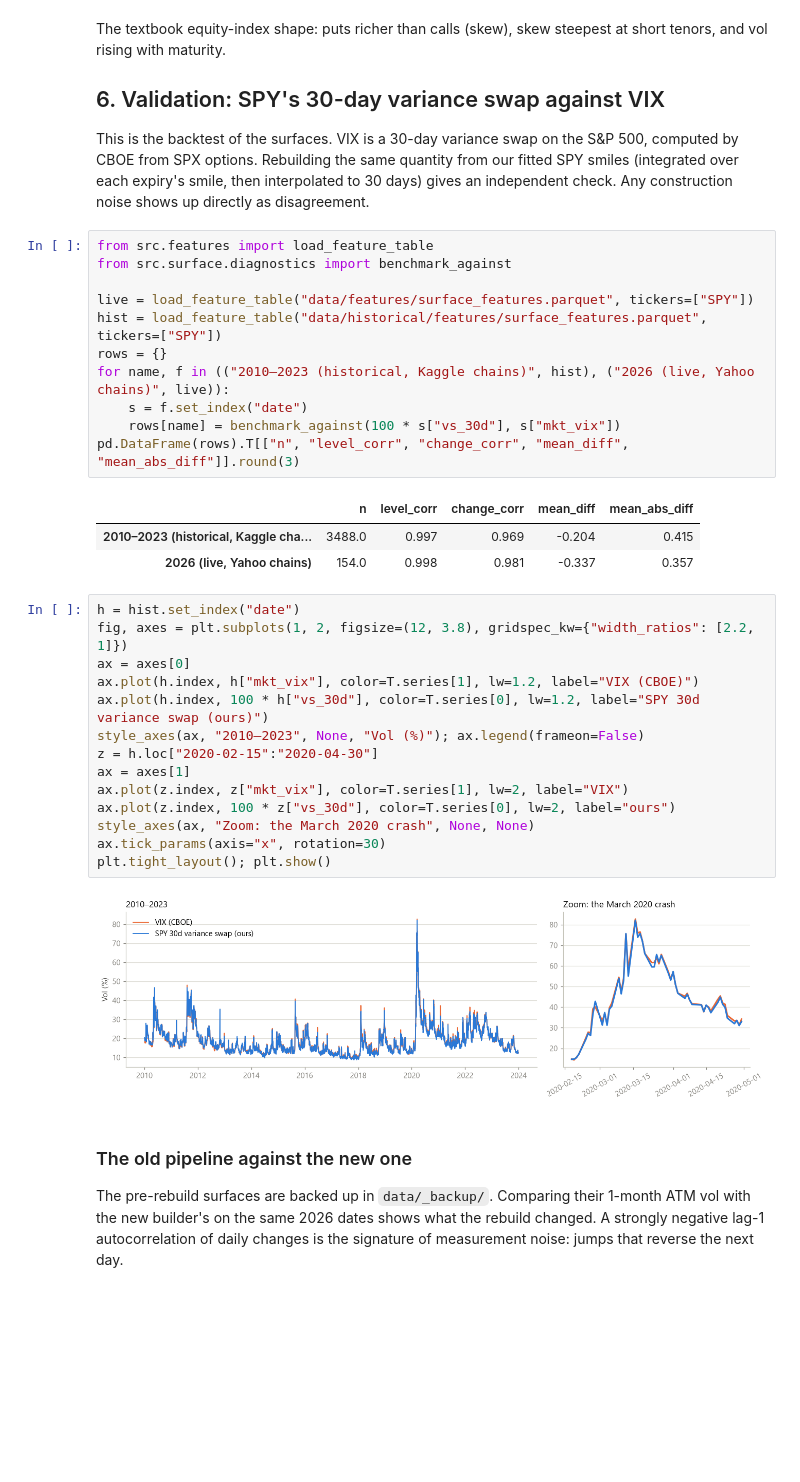
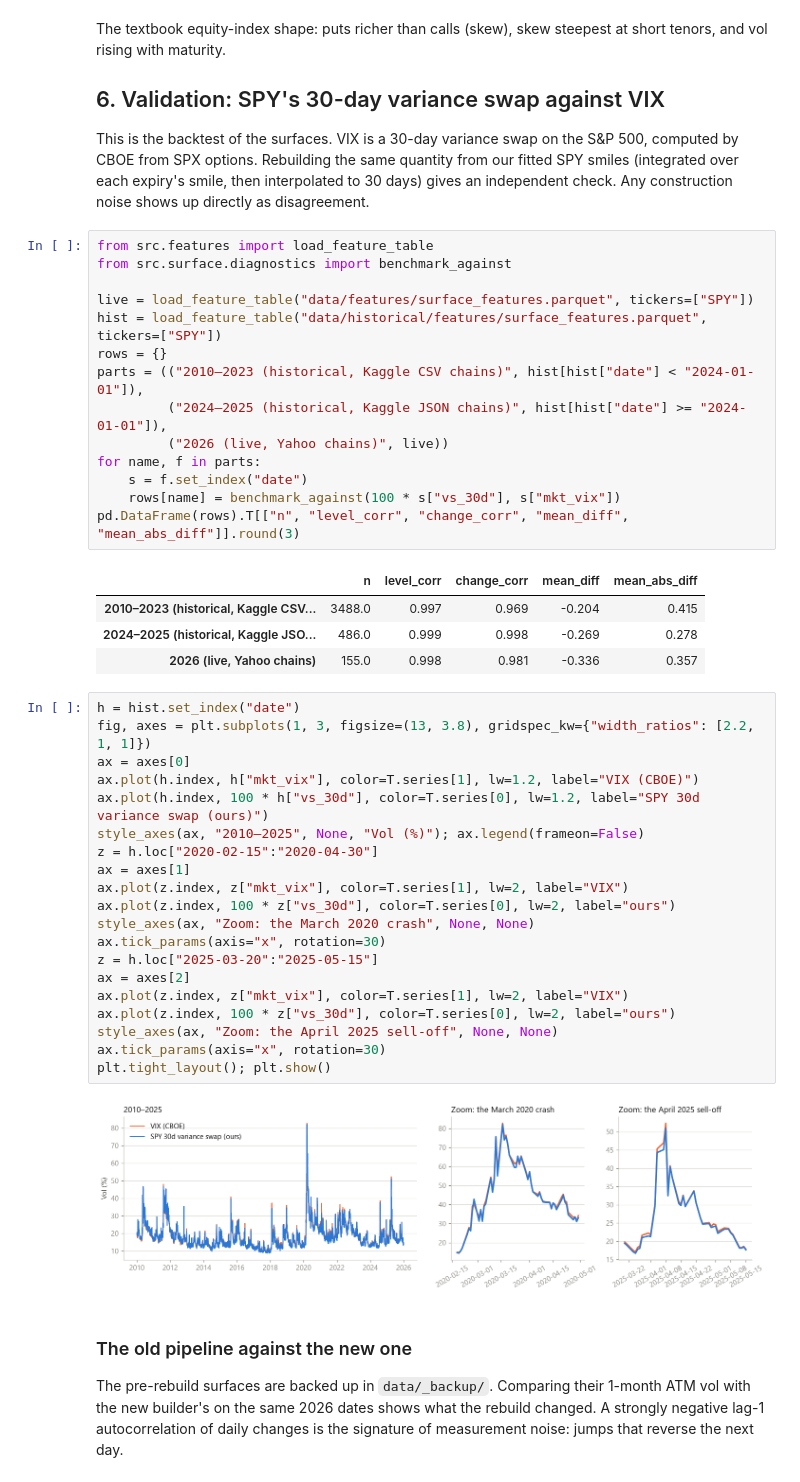
Before and after one commit to AndrewFSee/stochastic-vol-surface, a Jupyter notebook: notebooks/02_surface_construction.ipynb, the cells around one changed output. Saved outputs shown, nothing was run; the diff lists cells and outputs as text; blank space fills up the shorter version.

```diff
--- a/notebooks/02_surface_construction.ipynb
+++ b/notebooks/02_surface_construction.ipynb
@@ -256,30 +256,40 @@ from src.surface.diagnostics import benchmark_against
 live = load_feature_table("data/features/surface_features.parquet", tickers=["SPY"])
 hist = load_feature_table("data/historical/features/surface_features.parquet", tickers=["SPY"])
 rows = {}
-for name, f in (("2010–2023 (historical, Kaggle chains)", hist), ("2026 (live, Yahoo chains)", live)):
+parts = (("2010–2023 (historical, Kaggle CSV chains)", hist[hist["date"] < "2024-01-01"]),
+         ("2024–2025 (historical, Kaggle JSON chains)", hist[hist["date"] >= "2024-01-01"]),
+         ("2026 (live, Yahoo chains)", live))
+for name, f in parts:
     s = f.set_index("date")
     rows[name] = benchmark_against(100 * s["vs_30d"], s["mkt_vix"])
 pd.DataFrame(rows).T[["n", "level_corr", "change_corr", "mean_diff", "mean_abs_diff"]].round(3)
 # %% [output]
 |  | n | level_corr | change_corr | mean_diff | mean_abs_diff |
-| 2010–2023 (historical, Kaggle cha... | 3488.0 | 0.997 | 0.969 | -0.204 | 0.415 |
-| 2026 (live, Yahoo chains) | 154.0 | 0.998 | 0.981 | -0.337 | 0.357 |
+| 2010–2023 (historical, Kaggle CSV... | 3488.0 | 0.997 | 0.969 | -0.204 | 0.415 |
+| 2024–2025 (historical, Kaggle JSO... | 486.0 | 0.999 | 0.998 | -0.269 | 0.278 |
+| 2026 (live, Yahoo chains) | 155.0 | 0.998 | 0.981 | -0.336 | 0.357 |
 # %%
 h = hist.set_index("date")
-fig, axes = plt.subplots(1, 2, figsize=(12, 3.8), gridspec_kw={"width_ratios": [2.2, 1]})
+fig, axes = plt.subplots(1, 3, figsize=(13, 3.8), gridspec_kw={"width_ratios": [2.2, 1, 1]})
 ax = axes[0]
 ax.plot(h.index, h["mkt_vix"], color=T.series[1], lw=1.2, label="VIX (CBOE)")
 ax.plot(h.index, 100 * h["vs_30d"], color=T.series[0], lw=1.2, label="SPY 30d variance swap (ours)")
-style_axes(ax, "2010–2023", None, "Vol (%)"); ax.legend(frameon=False)
+style_axes(ax, "2010–2025", None, "Vol (%)"); ax.legend(frameon=False)
 z = h.loc["2020-02-15":"2020-04-30"]
 ax = axes[1]
 ax.plot(z.index, z["mkt_vix"], color=T.series[1], lw=2, label="VIX")
 ax.plot(z.index, 100 * z["vs_30d"], color=T.series[0], lw=2, label="ours")
 style_axes(ax, "Zoom: the March 2020 crash", None, None)
 ax.tick_params(axis="x", rotation=30)
+z = h.loc["2025-03-20":"2025-05-15"]
+ax = axes[2]
+ax.plot(z.index, z["mkt_vix"], color=T.series[1], lw=2, label="VIX")
+ax.plot(z.index, 100 * z["vs_30d"], color=T.series[0], lw=2, label="ours")
+style_axes(ax, "Zoom: the April 2025 sell-off", None, None)
+ax.tick_params(axis="x", rotation=30)
 plt.tight_layout(); plt.show()
 # %% [output]
-[figure, old version]
+[figure, new version]
 # %% [markdown]
 ### The old pipeline against the new one
 
```
Also changed, not shown: parts of 4 cells of this notebook, 7 other files.
